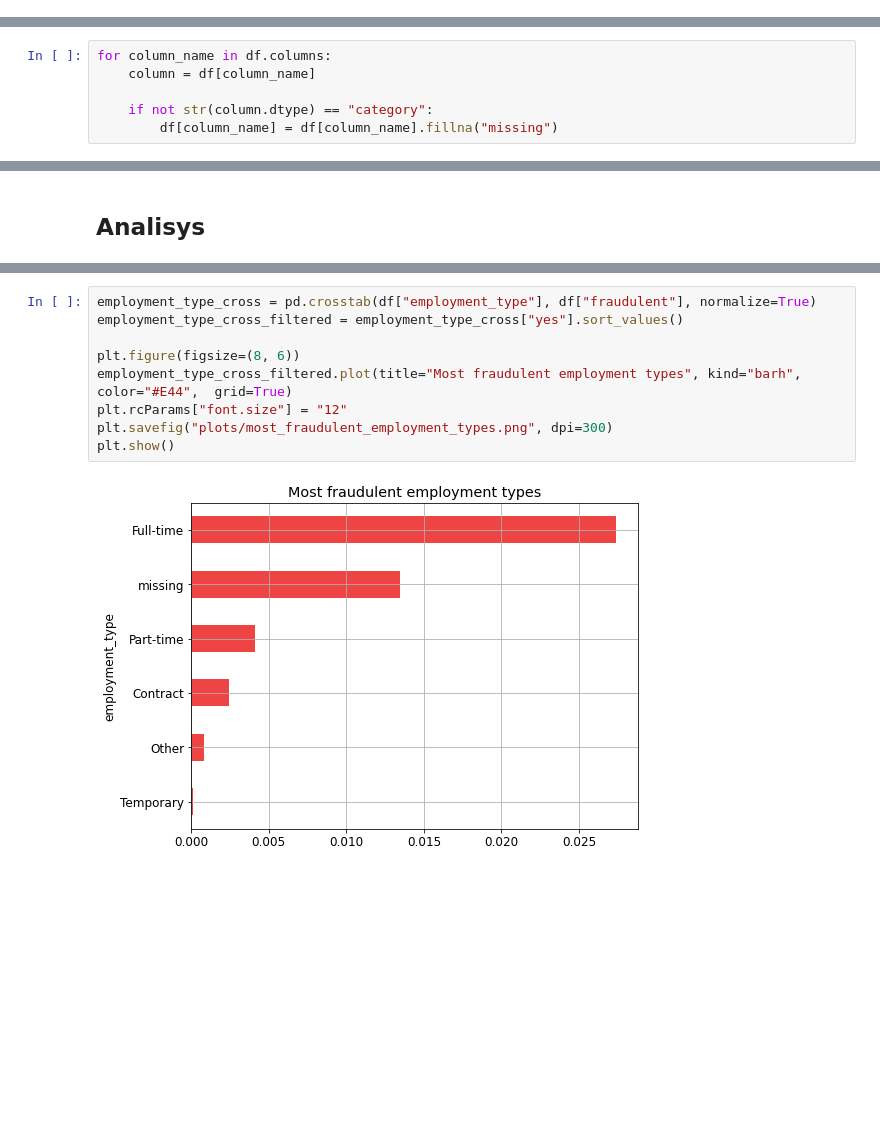
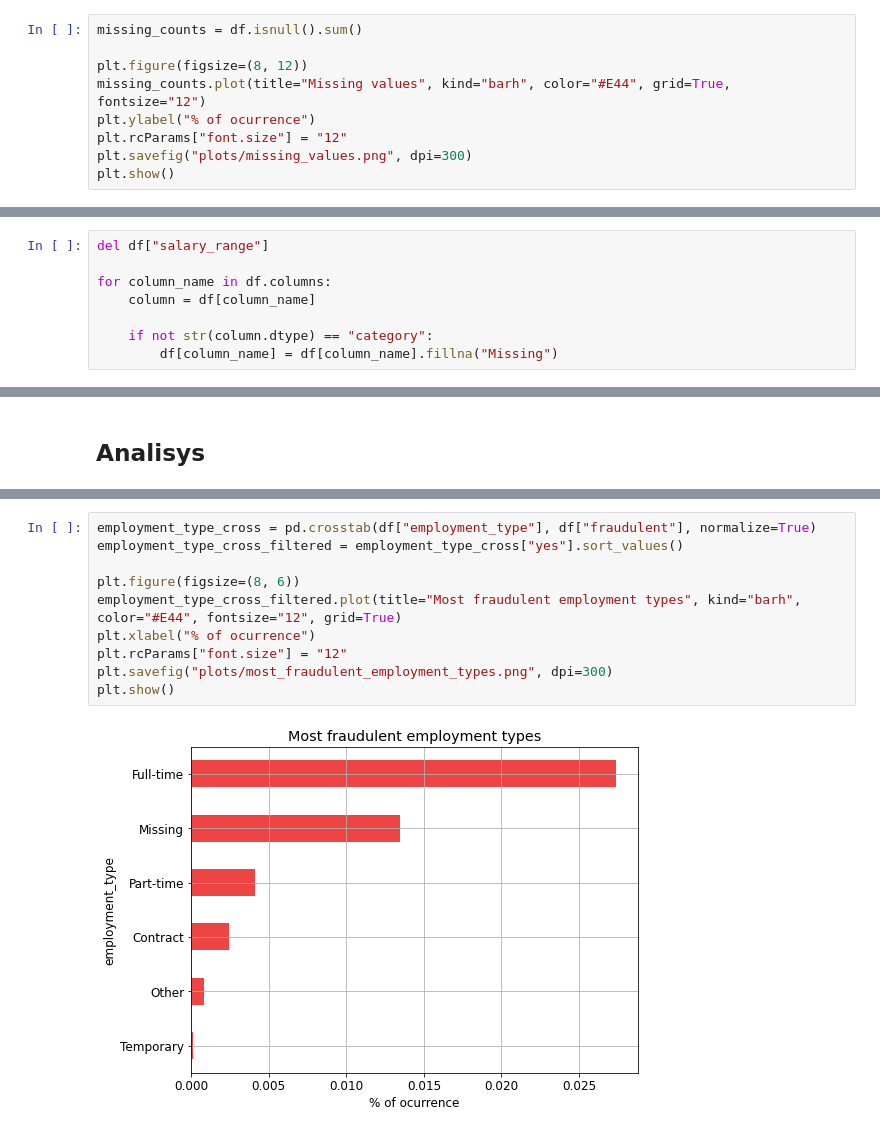
Before and after one commit to FelixLuciano/Fake-JobPosting-Prediction, a Jupyter notebook: notebooks/Exploratory_analysis.ipynb, the cells around one changed output, grey strips where cells are left out. Saved outputs shown, nothing was run; the diff lists cells and outputs as text; blank space fills up the shorter version.

```diff
--- a/notebooks/Exploratory_analysis.ipynb
+++ b/notebooks/Exploratory_analysis.ipynb
@@ -83,0 +61,9 @@ dtype: int64
+# %%
+missing_counts = df.isnull().sum()
+
+plt.figure(figsize=(8, 12))
+missing_counts.plot(title="Missing values", kind="barh", color="#E44", grid=True, fontsize="12")
+plt.ylabel("% of ocurrence")
+plt.rcParams["font.size"] = "12"
+plt.savefig("plots/missing_values.png", dpi=300)
+plt.show()
@@ -84,9 +72,11 @@ dtype: int64
 # %%
+del df["salary_range"]
+
 for column_name in df.columns:
     column = df[column_name]
 
     if not str(column.dtype) == "category":
-        df[column_name] = df[column_name].fillna("missing")
+        df[column_name] = df[column_name].fillna("Missing")
 # %%
 df
 # %% [output]
@@ -131,14 +123,15 @@ plt.show()
 # %%
 employment_type_cross = pd.crosstab(df["employment_type"], df["fraudulent"], normalize=True)
 employment_type_cross_filtered = employment_type_cross["yes"].sort_values()
 
 plt.figure(figsize=(8, 6))
-employment_type_cross_filtered.plot(title="Most fraudulent employment types", kind="barh", color="#E44",  grid=True)
+employment_type_cross_filtered.plot(title="Most fraudulent employment types", kind="barh", color="#E44", fontsize="12", grid=True)
+plt.xlabel("% of ocurrence")
 plt.rcParams["font.size"] = "12"
 plt.savefig("plots/most_fraudulent_employment_types.png", dpi=300)
 plt.show()
 # %% [output]
-[figure, old version]
+[figure, new version]
 # %%
 required_experience_cross = pd.crosstab(df["required_experience"], df["fraudulent"], normalize=True)
 required_experience_cross_filtered = required_experience_cross["yes"].sort_values()
```
Also changed, not shown: parts of 10 cells of this notebook, 11 other files.
